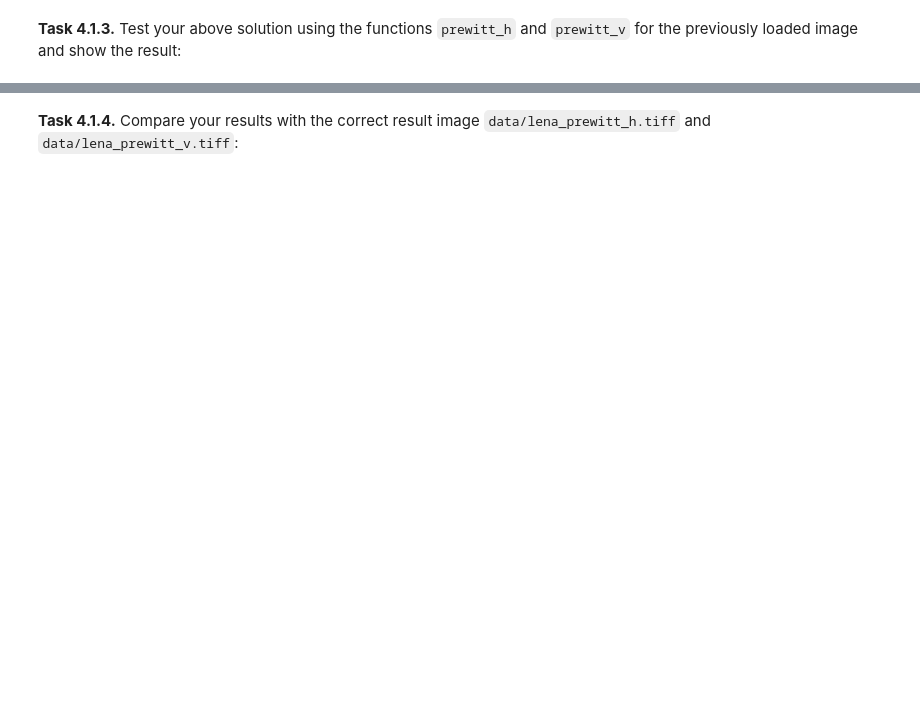
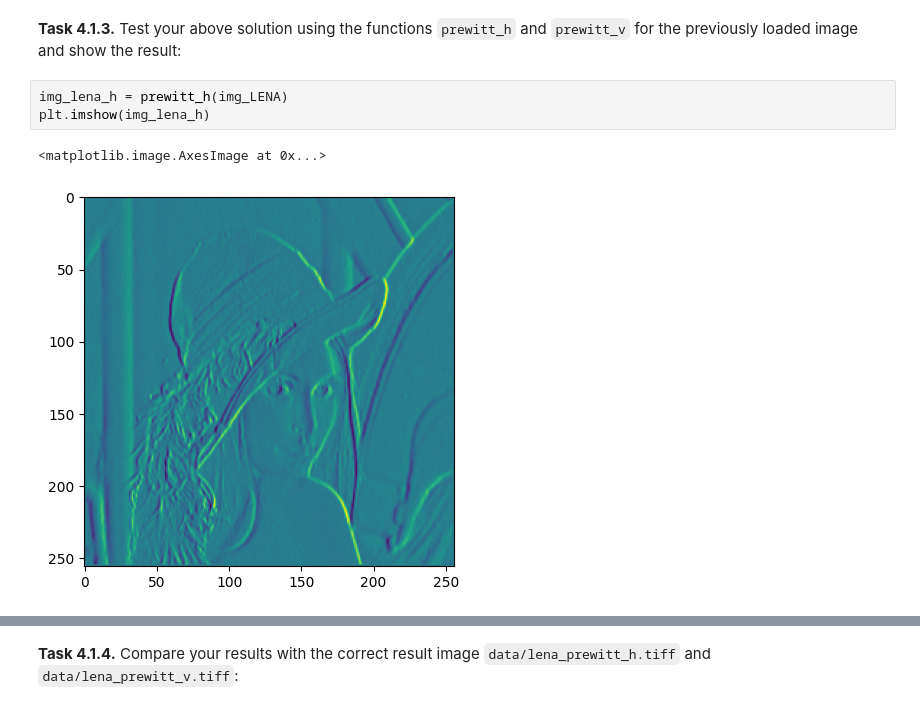
Before and after one commit to Recent-shneedle/mobi-fs3-python, a Jupyter notebook: task4.ipynb, the cells around one changed output, grey strips where cells are left out. Saved outputs shown, nothing was run; the diff lists cells and outputs as text; blank space fills up the shorter version.

```diff
--- a/task4.ipynb
+++ b/task4.ipynb
@@ -46,2 +69,8 @@ def prewitt_h(img):
 # %% [markdown]
 **<a id="#">Task 4.1.3.</a>** Test your above solution using the functions `prewitt_h` and `prewitt_v` for the previously loaded image and show the result:
+# %%
+img_lena_h = prewitt_h(img_LENA)
+plt.imshow(img_lena_h)
+# %% [output]
+<matplotlib.image.AxesImage at 0x...>
+[figure, added]
```
Also changed, not shown: parts of 7 cells of this notebook, 1 other file.
